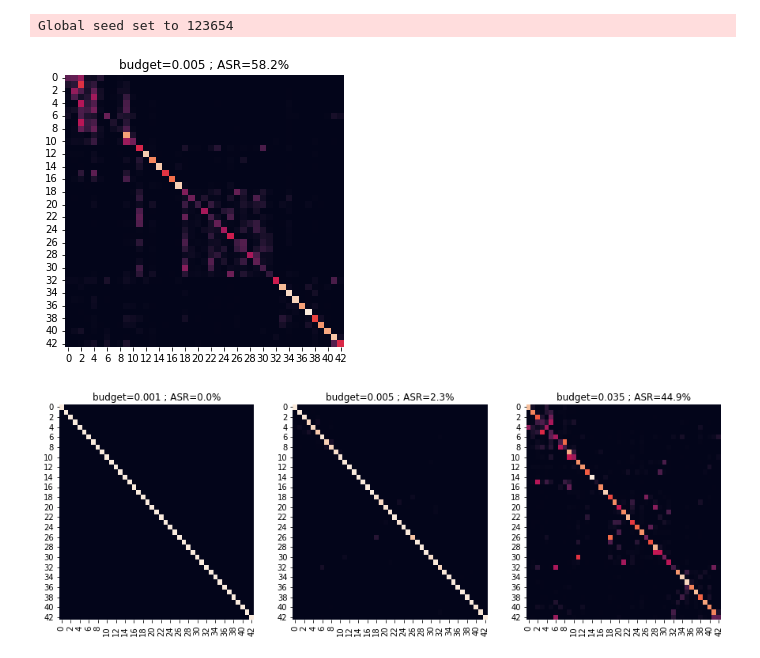
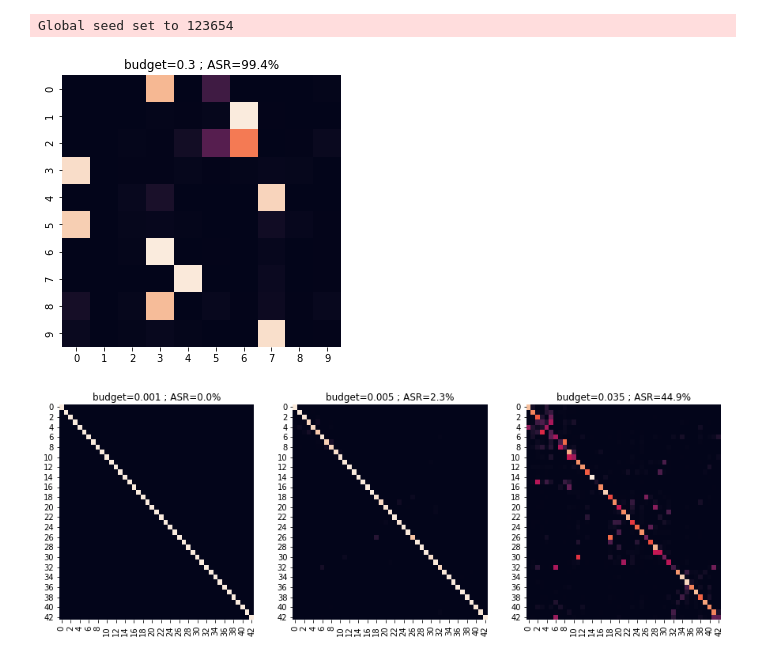
Before and after one commit to ofirbartal100/omg_attack, a Jupyter notebook: confusion_matrix.ipynb, the cells around one changed output. Saved outputs shown, nothing was run; the diff lists cells and outputs as text; code cells hidden in the pictures.

Commit message:
mnist 80% transfer

```diff
--- a/confusion_matrix.ipynb
+++ b/confusion_matrix.ipynb
@@ -16,5 +18,5 @@ import pandas as pd
 # %%
-dataset = 'birds'
+dataset = 'mnist'
 
 if dataset == 'traffic':
     conf_yaml = '/workspace/dabs/conf/traffic.yaml'
@@ -175,7 +226,7 @@ elif dataset == 'mnist':
 # %%
 import copy
-# defense = 'no'
-defense = 'defended'
+defense = 'no'
+# defense = 'defended'
 if defense == "defended":
     defended = copy.deepcopy(threat_model)
     defended.load_state_dict(torch.load(defense_path))
@@ -191,5 +237,6 @@ RuntimeError: Error(s) in loading state_dict for ResNet:
 # %%
 run='vm'
+# run='advgan'
 pl.seed_everything(123654)
 
 
@@ -210,6 +257,26 @@ if run=='vm':
                 img = img.cuda()
                 for i in range(num_views):
                     views1, _ = system.view(img, True)
+                    pred = test_model(system.normalize(img)).argmax(1, keepdim = True)
+                    adv_pred = test_model(views1).argmax(1, keepdim = True)
+
+                    df_dict['label'].append(labels.unsqueeze(-1).cpu())
+                    df_dict['pred'].append(pred.cpu())
+                    df_dict['adv_pred'].append(adv_pred.cpu())
+if run=='advgan':
+    # VM
+    for loader in loaders:
+        for index , img , labels in tqdm(loader):
+            with torch.no_grad():
+                img = img.cuda()
+                for i in range(num_views):
+                    # load img and preprocess as required by f and G
+                    x = img
+                    pert = G(x).data.clamp(min=-thres, max=thres)
+                    x_adv = x + pert #*0.3/pert.abs().mean() # L1 normalize (after L_inf ?)
+                    x_adv = x_adv.clamp(min=0, max=1)
+                    views1 = system.normalize(x_adv)
+
                     pred = test_model(system.normalize(img)).argmax(1, keepdim = True)
                     adv_pred = test_model(views1).argmax(1, keepdim = True)
 
@@ -261,15 +328,15 @@ cf_matrix_0_001 = cf_matrix
 # %%
 
 import seaborn as sns
 import matplotlib.pyplot as plt
 
 plt.figure(figsize=(5,5))
 # sns.heatmap(cf_matrix, annot=True, fmt='.2f')
 sns.heatmap(cf_matrix,cbar=False)#, annot=True, fmt='.2f')
-plt.title(f'budget=0.005 ; ASR={(1-acc)*100:.1f}%')
+plt.title(f'budget=0.3 ; ASR={(1-acc)*100:.1f}%')
 plt.show()
 # %% [output]
-[figure, old version]
+[figure, new version]
 # %%
 fig,ax = plt.subplots(1,3,figsize=(15,5))
 # sns.heatmap(cf_matrix, annot=True, fmt='.2f')
```
Also changed, not shown: parts of 12 cells of this notebook, 6 other files.
